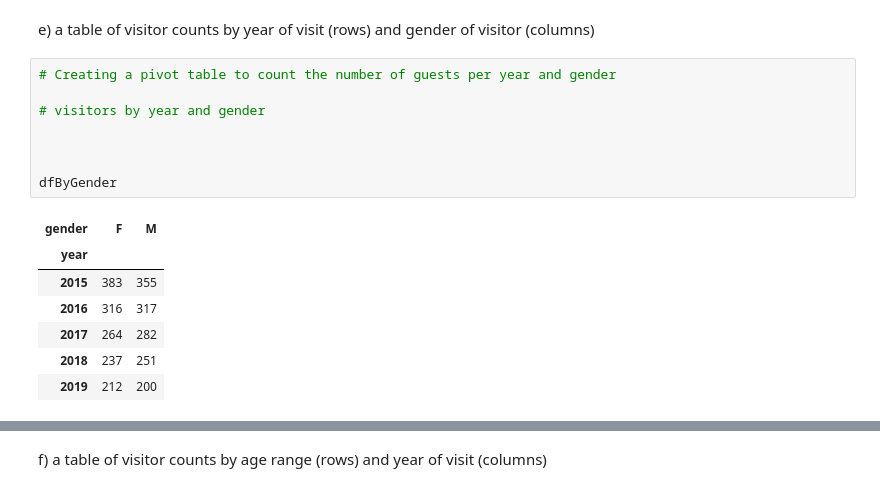
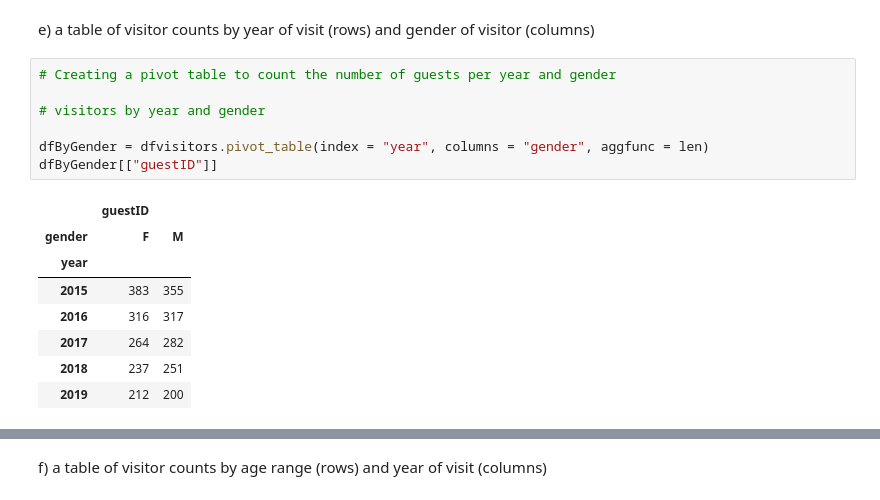
Before and after one commit to AndrewPiasecki/PythonCourse, a Jupyter notebook: FirstName_LastName_Assignment6.ipynb, the cells around one changed output, grey strips where cells are left out. Saved outputs shown, nothing was run; the diff lists cells and outputs as text.

```diff
--- a/FirstName_LastName_Assignment6.ipynb
+++ b/FirstName_LastName_Assignment6.ipynb
@@ -165,12 +165,12 @@ e) a table of visitor counts by year of visit (rows) and gender of visitor (colu
 # %%
 # Creating a pivot table to count the number of guests per year and gender
 
 # visitors by year and gender
 
-
-
-dfByGender
+dfByGender = dfvisitors.pivot_table(index = "year", columns = "gender", aggfunc = len)
+dfByGender[["guestID"]]
 # %% [output]
+|  | guestID |  |
 | gender | F | M |
 | year |  |  |
 | 2015 | 383 | 355 |
```
Also changed, not shown: parts of 10 cells of this notebook.
